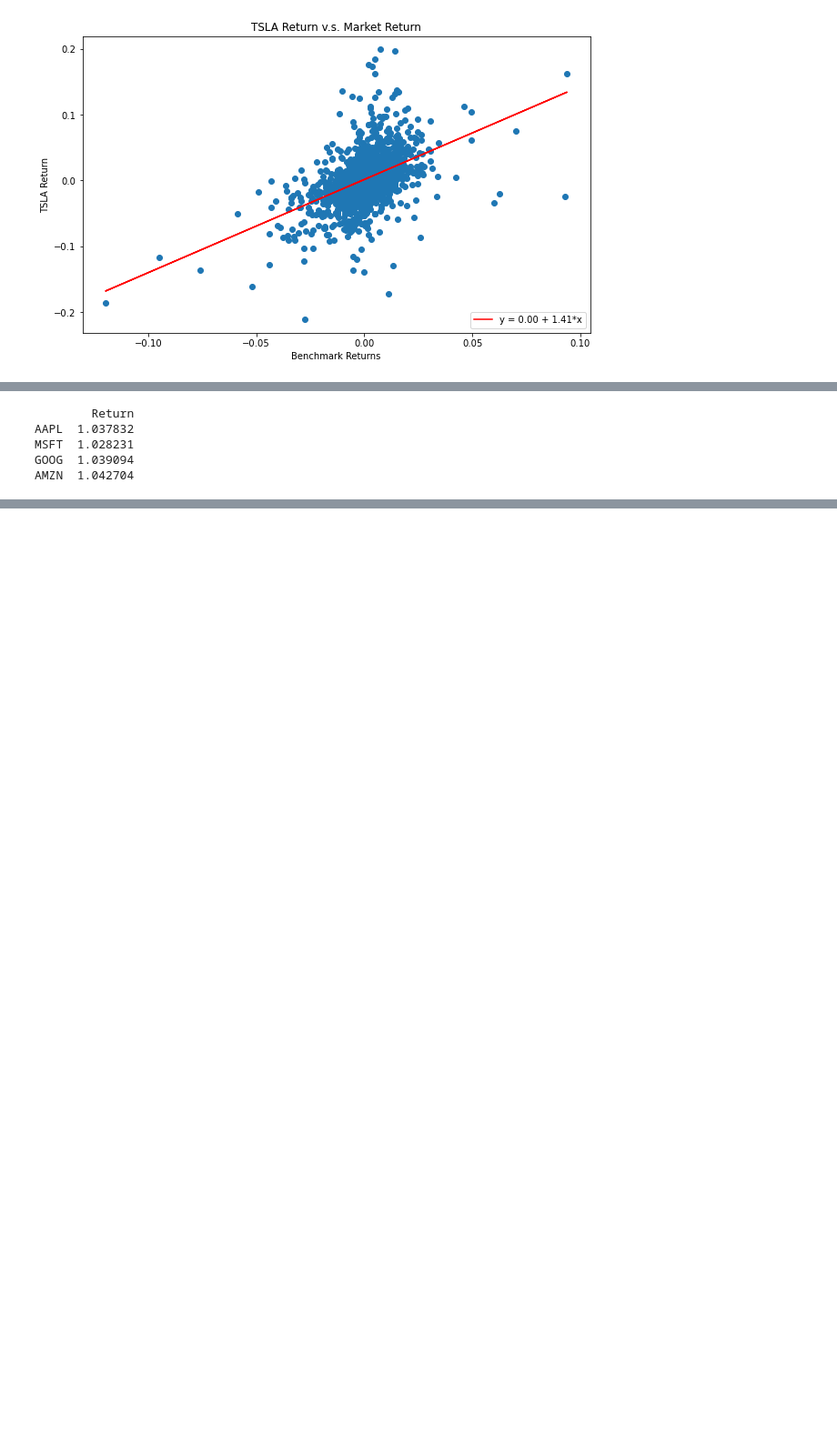
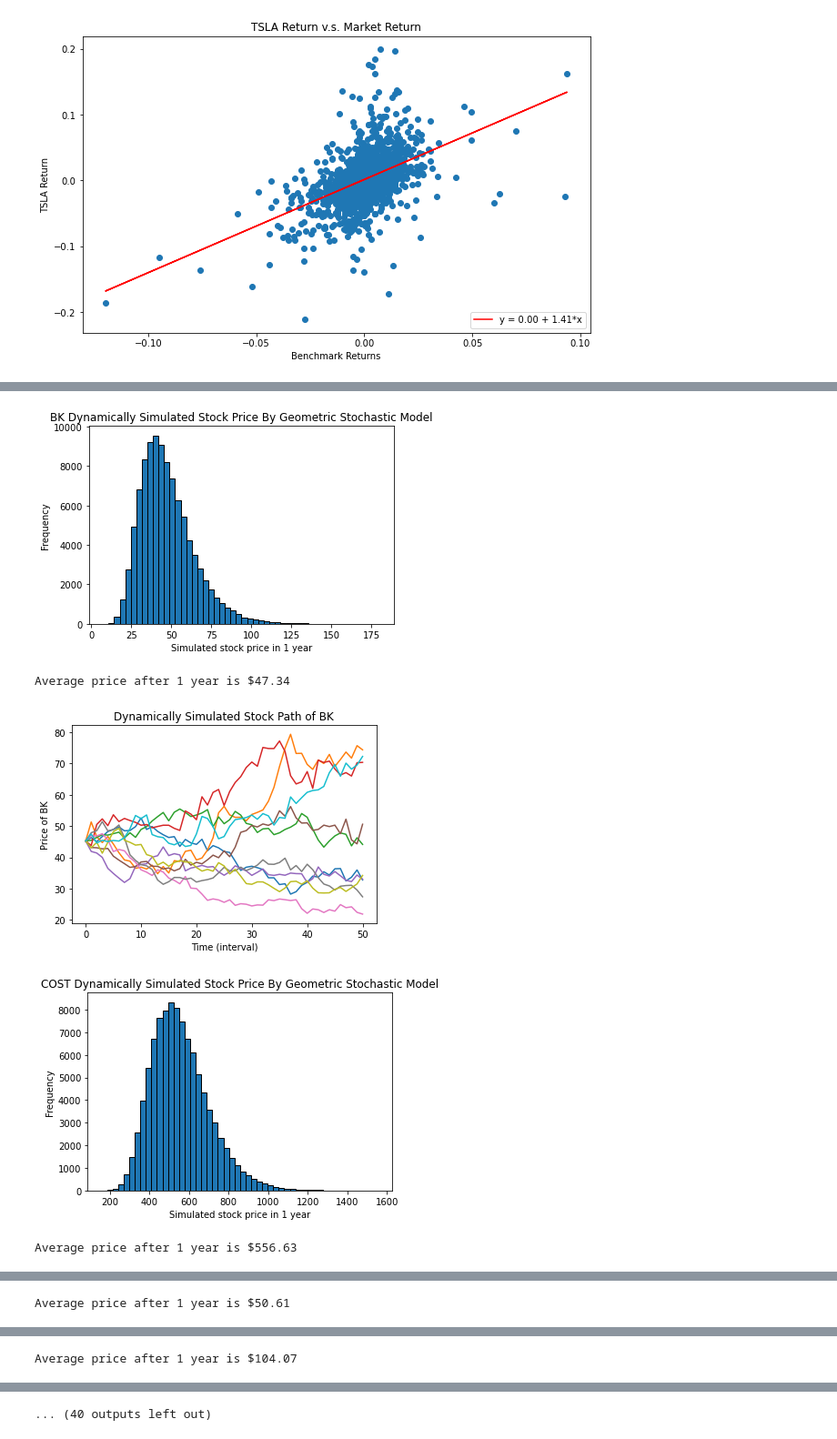
Before and after one commit to Alexisfine/CFM-101-Group-Assignment, a Jupyter notebook: CFM 101 Final Assignment.ipynb, the cells around one changed output, grey strips where cells are left out. Shown at 91% size. Saved outputs shown, nothing was run; the diff lists cells and outputs as text; code cells hidden in the pictures; blank space fills up the shorter version.

Commit message:
Updated Monte Carlo Simulation Added Dynamically Simulated Stock Path Graph

```diff
--- a/CFM 101 Final Assignment.ipynb
+++ b/CFM 101 Final Assignment.ipynb
@@ -453,40 +457,63 @@ CSCO
 # %%
 
 class MonteCarloSimulation:
     def __init__(self,list_of_stocks):
         self.list_of_stocks = list_of_stocks;
 
-    def simulation(self, stock, trials = 100000, duration = 250, r=0.045):
+    def simulation(self, stock, trials = 100000, interval=50, duration=1, r=0.045):
+        # current stock price
         current_price = stock.get_info()['currentPrice'];
 
-        sigma = stock.get_weighted_implied_volatility() / (250 ** 0.5);
+        # standard deviation of the stock based on implied volatility
+        sigma = stock.get_weighted_implied_volatility();
 
-        z = np.random.standard_normal(trials);
-        future_price = current_price * np.exp((r/365.25  - 0.5 * sigma ** 2 /2) * duration + sigma * np.sqrt(duration) * z);
+        # dt is the length of each interval in terms of 1 year
+        dt = duration / interval;
+        # create a 2D array
+        arr = np.zeros((interval + 1, trials));
 
-        # Discounted value:
-        average_discounted_future_price = np.exp(-r/365.25 * duration) * np.mean(future_price);
-        return [future_price, average_discounted_future_price, average_discounted_future_price/current_price];
+        arr[0] = current_price;
 
-    def plot_simulated_histogram(self, stock):
-        data = self.simulation(stock);
-        plt.hist(data, bins=50, ec='black');
+        for i in range(1, interval + 1):
+            arr[i] = arr[i-1] * np.exp((r - 0.5 * sigma ** 2) * dt + (sigma * np.sqrt(dt) * np.random.standard_normal(trials)));
+
+        plt.hist(arr[-1], bins=50, ec='black');
+        plt.xlabel('Simulated stock price in 1 year');
+        plt.ylabel('Frequency');
+        plt.title(stock.get_ticker() + ' Dynamically Simulated Stock Price By Geometric Stochastic Model')
         plt.show();
+
+        average_terminal_price = np.round(np.mean(arr[-1]), 2);
+        print('Average price after 1 year is $' + str(average_terminal_price));
+
+        # Plot Dynamically Simulated Stock Price Path For First 10 simulation
+        # To convince you our simulation works and give a good visualization of the simulation
+        # we will plot the stock path for the first 10 simulation
+        plt.plot(arr[:, : 10]);
+        plt.title('Dynamically Simulated Stock Path of ' + stock.get_ticker());
+        plt.xlabel('Time (interval)');
+        plt.ylabel('Price of ' + stock.get_ticker());
+        plt.show();
+
+        average_return = np.round(average_terminal_price / current_price, 4);
+
+        return average_return;
+
 
     def simulate_all_stocks(self):
         list_of_tickers = map(lambda x:x.get_ticker(), self.list_of_stocks);
         stocks_after_sim = pd.DataFrame(index=list_of_tickers);
         for i in self.list_of_stocks:
             data = self.simulation(i);
-            stocks_after_sim.loc[i.get_ticker(),'Return'] = data[2];
+            stocks_after_sim.loc[i.get_ticker(),'Return'] = data;
         return stocks_after_sim;
 
 
 a = MonteCarloSimulation(stock_list);
 print(a.simulate_all_stocks());
 # %% [output]
+[figure, added]
-        Return
-AAPL  1.037832
-MSFT  1.028231
-GOOG  1.039094
-AMZN  1.042704
+Average price after 1 year is $47.34
+[figure, added]
+[figure, added]
+Average price after 1 year is $556.63
@@ -492,0 +522 @@ AMZN  1.042704
+Average price after 1 year is $50.61
@@ -492,0 +525 @@ AMZN  1.042704
+Average price after 1 year is $104.07
@@ -493,3 +527,4 @@ AMZN  1.042704
+... (40 outputs left out)
 # %%
 file = pd.read_csv('/Users/xuejingdi/Downloads/Tickers_Example.csv')
 test = file['AAPL'].tolist();
```
Also changed, not shown: parts of 4 cells of this notebook.
